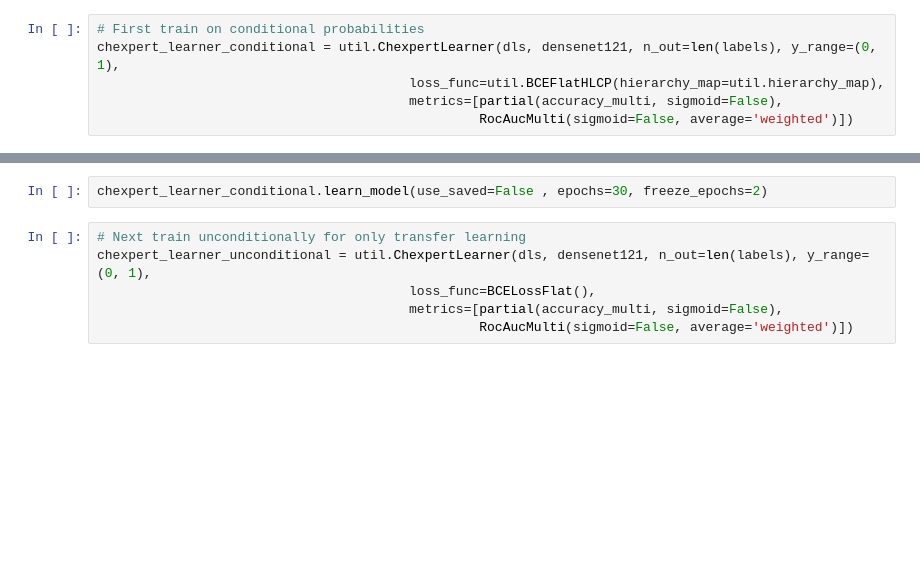
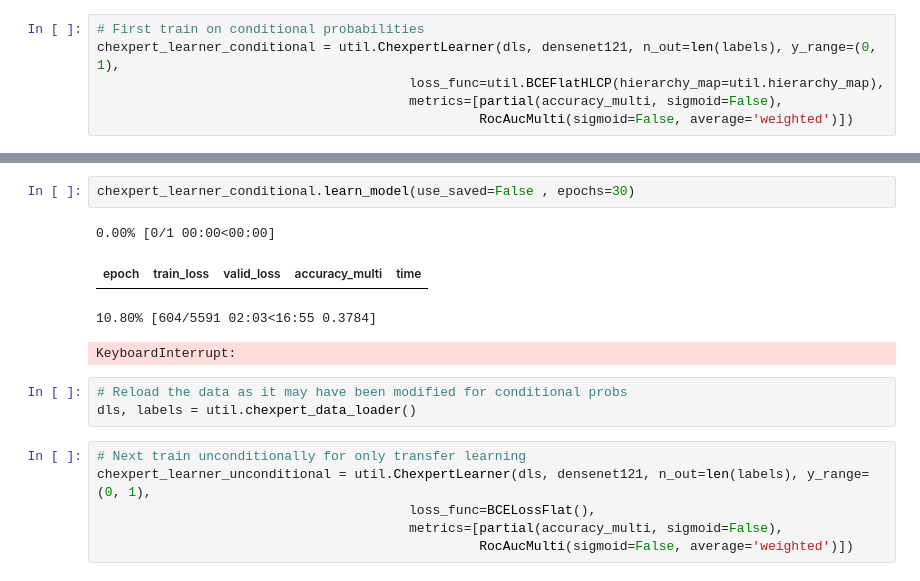
Before and after one commit to pujandave25/chexpert, a Jupyter notebook: models/densenet121_224_32_with_img_aug.ipynb, the cells around one changed output, grey strips where cells are left out. Cells and saved outputs as stored; diff of their text form; blank space fills up the shorter version.

Commit message:
Updated to not clone the tensors but simply reload the data for the second phase

```diff
--- a/models/densenet121_224_32_with_img_aug.ipynb
+++ b/models/densenet121_224_32_with_img_aug.ipynb
@@ -18,5 +24,13 @@ chexpert_learner_conditional.find_lr()
 # %%
-chexpert_learner_conditional.learn_model(use_saved=False , epochs=30, freeze_epochs=2)
+chexpert_learner_conditional.learn_model(use_saved=False , epochs=30)
+# %% [output]
+0.00% [0/1 00:00<00:00]
+| epoch | train_loss | valid_loss | accuracy_multi | time |
+10.80% [604/5591 02:03<16:55 0.3784]
+KeyboardInterrupt:
+# %%
+# Reload the data as it may have been modified for conditional probs
+dls, labels = util.chexpert_data_loader()
 # %%
 # Next train unconditionally for only transfer learning
 chexpert_learner_unconditional = util.ChexpertLearner(dls, densenet121, n_out=len(labels), y_range=(0, 1),
```
Also changed, not shown: parts of 4 cells of this notebook, 3 other files.
